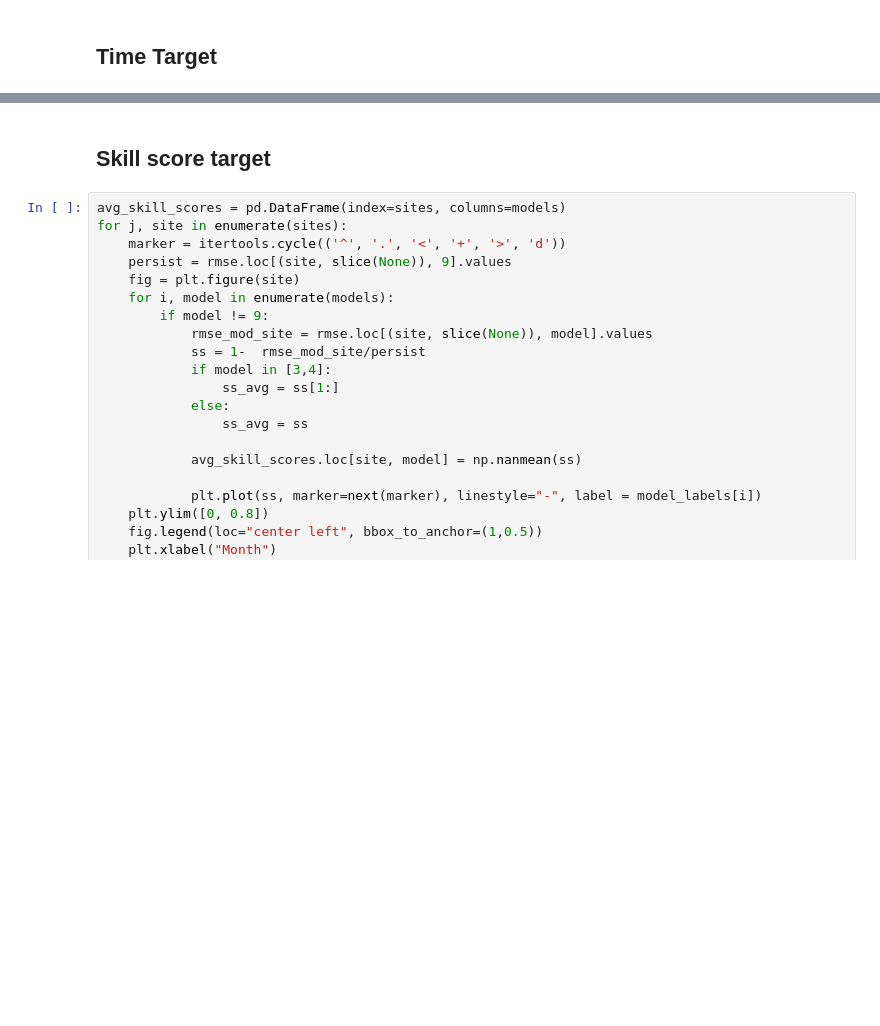
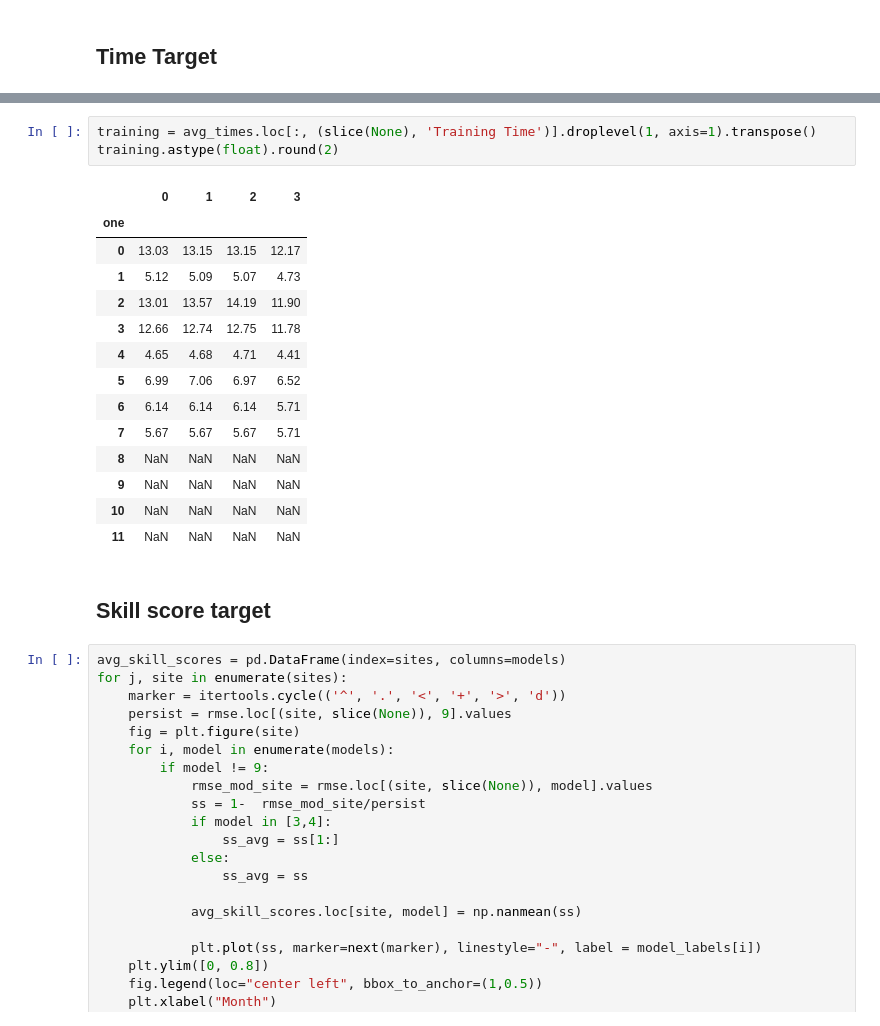
Before and after one commit to RobbeVDE/SolNet-2, a Jupyter notebook: evaluation_visualization.ipynb, the cells around one changed output, grey strips where cells are left out. Cells and saved outputs as stored; diff of their text form; blank space fills up the shorter version.

```diff
--- a/evaluation_visualization.ipynb
+++ b/evaluation_visualization.ipynb
@@ -154,3 +191,21 @@ for j, site in enumerate(sites):
+# %%
+training = avg_times.loc[:, (slice(None), 'Training Time')].droplevel(1, axis=1).transpose()
+training.astype(float).round(2)
+# %% [output]
+|  | 0 | 1 | 2 | 3 |
+| one |  |  |  |  |
+| 0 | 13.03 | 13.15 | 13.15 | 12.17 |
+| 1 | 5.12 | 5.09 | 5.07 | 4.73 |
+| 2 | 13.01 | 13.57 | 14.19 | 11.90 |
+| 3 | 12.66 | 12.74 | 12.75 | 11.78 |
+| 4 | 4.65 | 4.68 | 4.71 | 4.41 |
+| 5 | 6.99 | 7.06 | 6.97 | 6.52 |
+| 6 | 6.14 | 6.14 | 6.14 | 5.71 |
+| 7 | 5.67 | 5.67 | 5.67 | 5.71 |
+| 8 | NaN | NaN | NaN | NaN |
+| 9 | NaN | NaN | NaN | NaN |
+| 10 | NaN | NaN | NaN | NaN |
+| 11 | NaN | NaN | NaN | NaN |
 # %% [markdown]
 ## Skill score target
 # %%
```
Also changed, not shown: parts of 12 cells of this notebook, 43 other files.
